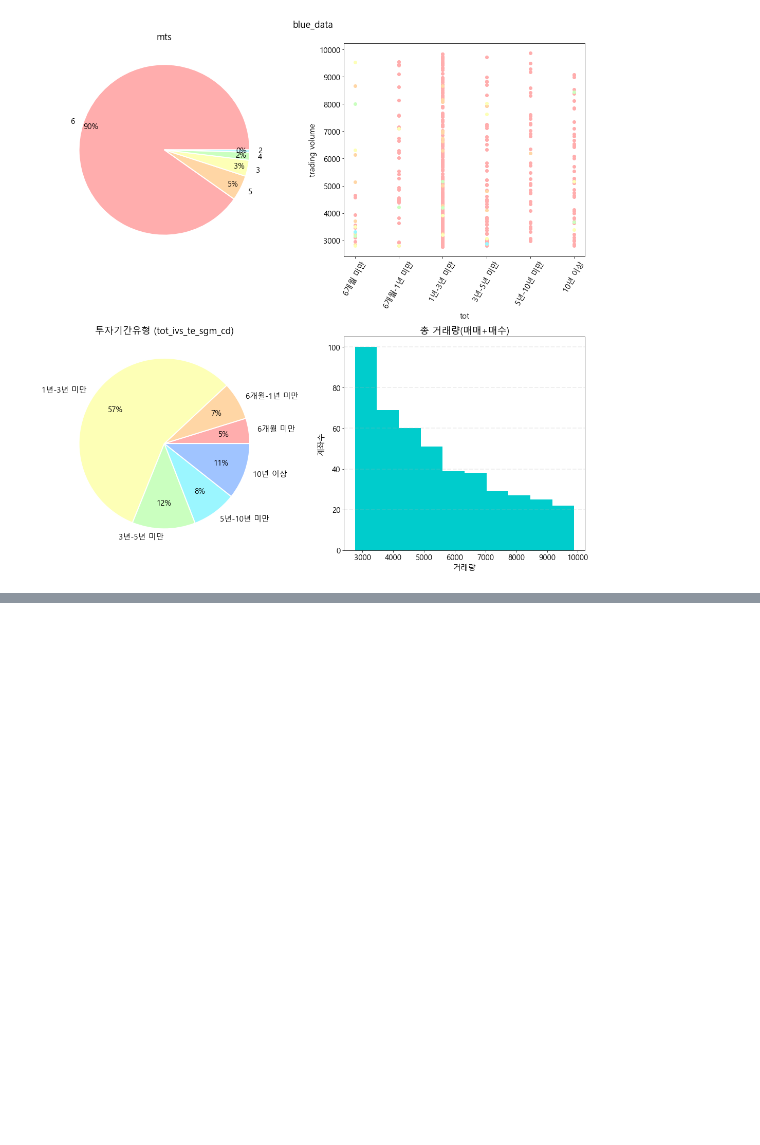
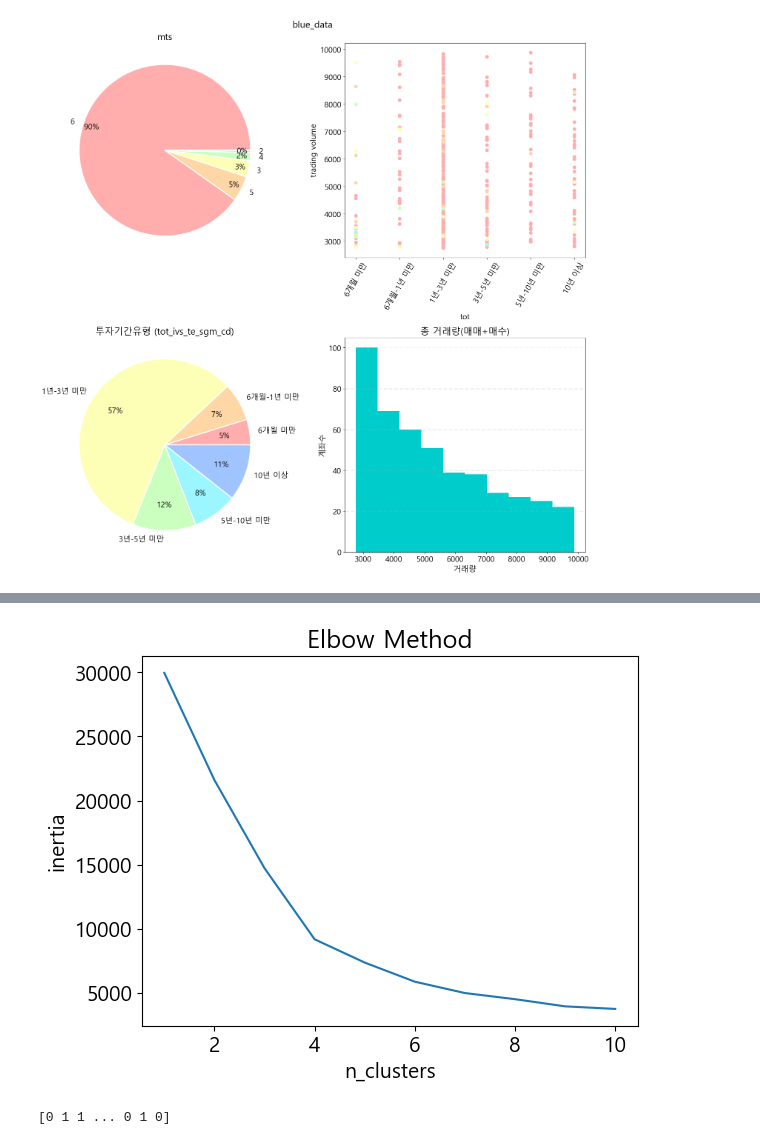
Before and after one commit to Dirtfy/NH_Project, a Jupyter notebook: test.ipynb, the cells around one changed output, grey strips where cells are left out. Cells and saved outputs as stored; diff of their text form; code cells hidden in the pictures; blank space fills up the shorter version.

```diff
--- a/test.ipynb
+++ b/test.ipynb
@@ -442,6 +447,16 @@ plt.show()
 # %%
-cus_ifo_1 = pd.read_csv("./cus_ifo.csv", header=0, usecols=['act_no', 'sex_dit_cd', 'cus_age_stn_cd', 'cus_aet_stn_cd', 'lsg_sgm_cd', 'mrz_pdt_tp_sgm_cd','bse_ym'])
+cus_ifo_1 = pd.read_csv("./cus_ifo.csv", header=0, usecols=['act_no', 'cus_aet_stn_cd', 'lsg_sgm_cd', 'mrz_pdt_tp_sgm_cd','bse_ym'])
 cus_ifo_1=cus_ifo_1.loc[cus_ifo_1['bse_ym']==202206]
 
-cus_ifo_1
+df = cus_ifo_1
+del_list = []
+for i in tqdm(df.columns):
+    del_list += list(df[df[i].isin([99, np.inf, -np.inf , np.nan, "_"])].index)
+
+new_df = df.drop(del_list).copy()
+new_df.reset_index(drop=True,inplace=True)
+cus_ifo_1 = new_df
+
+data = cus_ifo_1.to_numpy()[:,2:]
+print(data)
 # %% [output]
@@ -460,0 +483,20 @@ cus_ifo_1
+# %%
+inertia_list = []
+for i in range(1, 11):
+    kmeans = KMeans(n_clusters=i, init='k-means++', random_state=0)
+    kmeans.fit(data)
+    inertia_list.append(kmeans.inertia_) # 각 지점으로부터 클러스터의 중심(centroid) 까지의 거리의 제곱의 합
+
+plt.plot(range(1, 11), inertia_list)
+plt.title('Elbow Method')
+plt.xlabel('n_clusters')
+plt.ylabel('inertia')
+plt.show()
+# %% [output]
+[figure, added]
+# %%
+kmeans = KMeans(n_clusters=4, random_state=0)
+y_kmeans = kmeans.fit_predict(data)
+print(y_kmeans)
+# %% [output]
+[0 1 1 ... 0 1 0]
```
Also changed, not shown: parts of 18 cells of this notebook.
